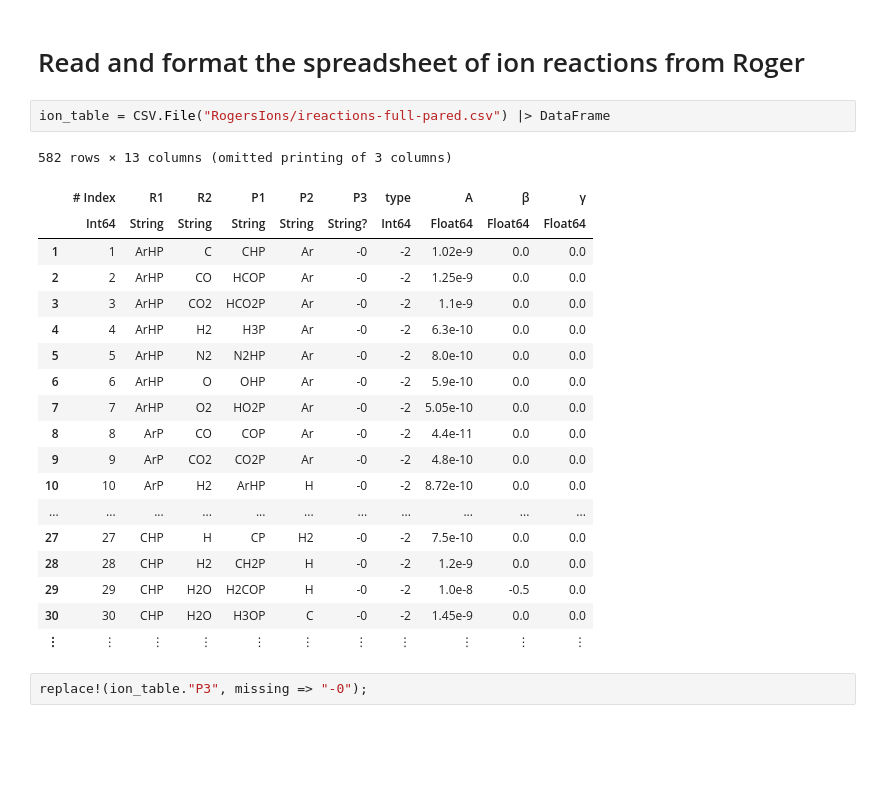
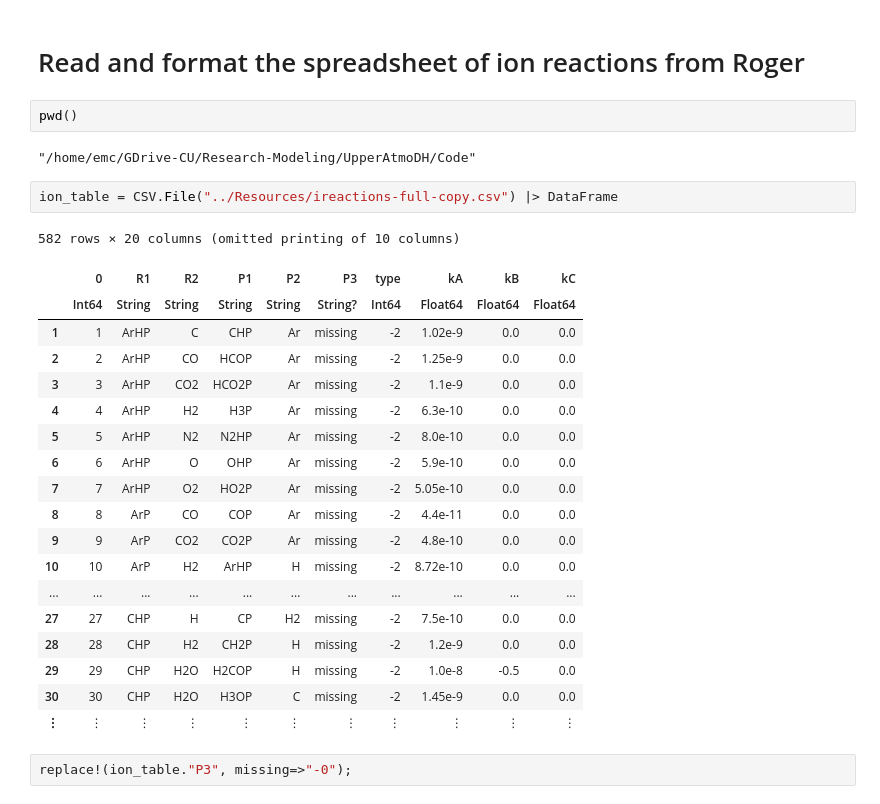
Before and after one commit to emcangi/bluejay, a Jupyter notebook: format_reactions.ipynb, the cells around one changed output. Saved outputs shown, nothing was run; the diff lists cells and outputs as text; blank space fills up the shorter version.

```diff
--- a/format_reactions.ipynb
+++ b/format_reactions.ipynb
@@ -3,30 +3,34 @@ using CSV
 using DataFrames
 # %% [markdown]
 # Read and format the spreadsheet of ion reactions from Roger
+# %%
+pwd()
+# %% [output]
+"/home/emc/GDrive-CU/Research-Modeling/UpperAtmoDH/Code"
 # %%
-ion_table = CSV.File("RogersIons/ireactions-full-pared.csv") |> DataFrame
+ion_table = CSV.File("../Resources/ireactions-full-copy.csv") |> DataFrame
 # %% [output]
-582 rows × 13 columns (omitted printing of 3 columns)
+582 rows × 20 columns (omitted printing of 10 columns)
-|  | # Index | R1 | R2 | P1 | P2 | P3 | type | A | β | γ |
+|  | 0 | R1 | R2 | P1 | P2 | P3 | type | kA | kB | kC |
 |  | Int64 | String | String | String | String | String? | Int64 | Float64 | Float64 | Float64 |
-| 1 | 1 | ArHP | C | CHP | Ar | -0 | -2 | 1.02e-9 | 0.0 | 0.0 |
-| 2 | 2 | ArHP | CO | HCOP | Ar | -0 | -2 | 1.25e-9 | 0.0 | 0.0 |
-| 3 | 3 | ArHP | CO2 | HCO2P | Ar | -0 | -2 | 1.1e-9 | 0.0 | 0.0 |
-| 4 | 4 | ArHP | H2 | H3P | Ar | -0 | -2 | 6.3e-10 | 0.0 | 0.0 |
-| 5 | 5 | ArHP | N2 | N2HP | Ar | -0 | -2 | 8.0e-10 | 0.0 | 0.0 |
-| 6 | 6 | ArHP | O | OHP | Ar | -0 | -2 | 5.9e-10 | 0.0 | 0.0 |
-| 7 | 7 | ArHP | O2 | HO2P | Ar | -0 | -2 | 5.05e-10 | 0.0 | 0.0 |
-| 8 | 8 | ArP | CO | COP | Ar | -0 | -2 | 4.4e-11 | 0.0 | 0.0 |
-| 9 | 9 | ArP | CO2 | CO2P | Ar | -0 | -2 | 4.8e-10 | 0.0 | 0.0 |
-| 10 | 10 | ArP | H2 | ArHP | H | -0 | -2 | 8.72e-10 | 0.0 | 0.0 |
+| 1 | 1 | ArHP | C | CHP | Ar | missing | -2 | 1.02e-9 | 0.0 | 0.0 |
+| 2 | 2 | ArHP | CO | HCOP | Ar | missing | -2 | 1.25e-9 | 0.0 | 0.0 |
+| 3 | 3 | ArHP | CO2 | HCO2P | Ar | missing | -2 | 1.1e-9 | 0.0 | 0.0 |
+| 4 | 4 | ArHP | H2 | H3P | Ar | missing | -2 | 6.3e-10 | 0.0 | 0.0 |
+| 5 | 5 | ArHP | N2 | N2HP | Ar | missing | -2 | 8.0e-10 | 0.0 | 0.0 |
+| 6 | 6 | ArHP | O | OHP | Ar | missing | -2 | 5.9e-10 | 0.0 | 0.0 |
+| 7 | 7 | ArHP | O2 | HO2P | Ar | missing | -2 | 5.05e-10 | 0.0 | 0.0 |
+| 8 | 8 | ArP | CO | COP | Ar | missing | -2 | 4.4e-11 | 0.0 | 0.0 |
+| 9 | 9 | ArP | CO2 | CO2P | Ar | missing | -2 | 4.8e-10 | 0.0 | 0.0 |
+| 10 | 10 | ArP | H2 | ArHP | H | missing | -2 | 8.72e-10 | 0.0 | 0.0 |
 | ... | ... | ... | ... | ... | ... | ... | ... | ... | ... | ... |
-| 27 | 27 | CHP | H | CP | H2 | -0 | -2 | 7.5e-10 | 0.0 | 0.0 |
-| 28 | 28 | CHP | H2 | CH2P | H | -0 | -2 | 1.2e-9 | 0.0 | 0.0 |
-| 29 | 29 | CHP | H2O | H2COP | H | -0 | -2 | 1.0e-8 | -0.5 | 0.0 |
-| 30 | 30 | CHP | H2O | H3OP | C | -0 | -2 | 1.45e-9 | 0.0 | 0.0 |
+| 27 | 27 | CHP | H | CP | H2 | missing | -2 | 7.5e-10 | 0.0 | 0.0 |
+| 28 | 28 | CHP | H2 | CH2P | H | missing | -2 | 1.2e-9 | 0.0 | 0.0 |
+| 29 | 29 | CHP | H2O | H2COP | H | missing | -2 | 1.0e-8 | -0.5 | 0.0 |
+| 30 | 30 | CHP | H2O | H3OP | C | missing | -2 | 1.45e-9 | 0.0 | 0.0 |
 | ⋮ | ⋮ | ⋮ | ⋮ | ⋮ | ⋮ | ⋮ | ⋮ | ⋮ | ⋮ | ⋮ |
 # %%
-replace!(ion_table."P3", missing => "-0");
+replace!(ion_table."P3", missing=>"-0");
 # %%
 numrows = size(ion_table)[1]
 ion_network = Array{Any}(undef, numrows, 1)
```
Also changed, not shown: parts of 8 cells of this notebook, 46 other files.
